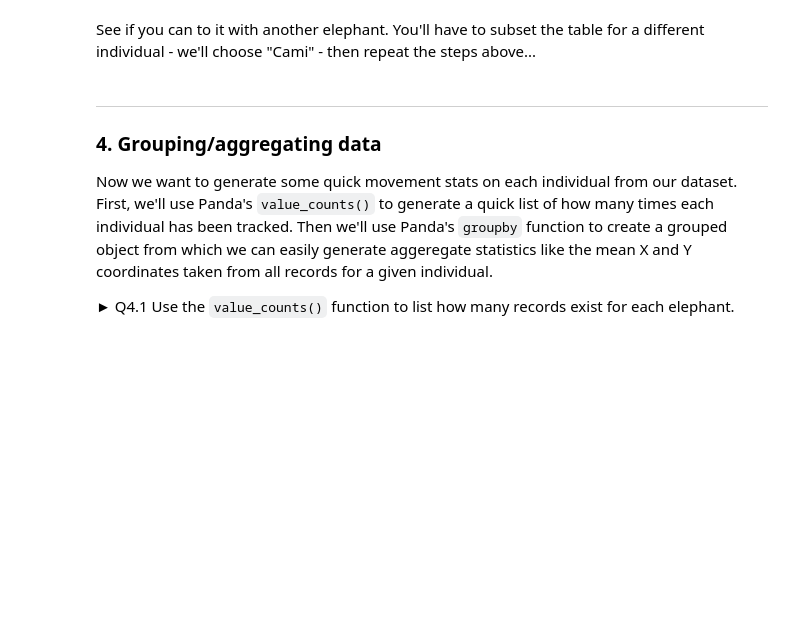
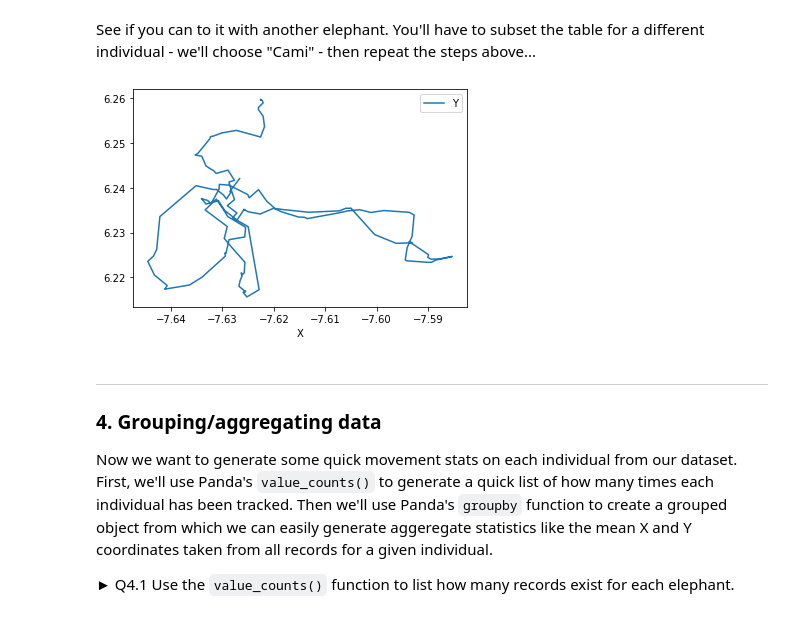
Before and after one commit to gballardo23/ProblemSet5, a Jupyter notebook: 2_Pandas/1-Pandas-Exercise.ipynb, the cells around one changed output. Drawn from its saved outputs; the diff is of its cells as text; code cells hidden in the pictures; blank space fills up the shorter version.

```diff
--- a/2_Pandas/1-Pandas-Exercise.ipynb
+++ b/2_Pandas/1-Pandas-Exercise.ipynb
@@ -195,3 +186,13 @@ See if you can to it with another elephant. You'll have to subset the table for
+# %%
+#Plot the path of Cami
+#Create Boolean mask where MovDataID has the value "Cami"
+mask_Cami = df['MovDataID'] == 'Cami'
+#Create a new dataframe of just records where MovDataID is "George"
+dfCami = df.loc[mask_Cami]
+
+dfCami.set_index('Fixtime').plot(x='X',y='Y');
+# %% [output]
+[figure, added]
 # %% [markdown]
 ---
 ### 4. Grouping/aggregating data
```
Also changed, not shown: parts of 15 cells of this notebook.
